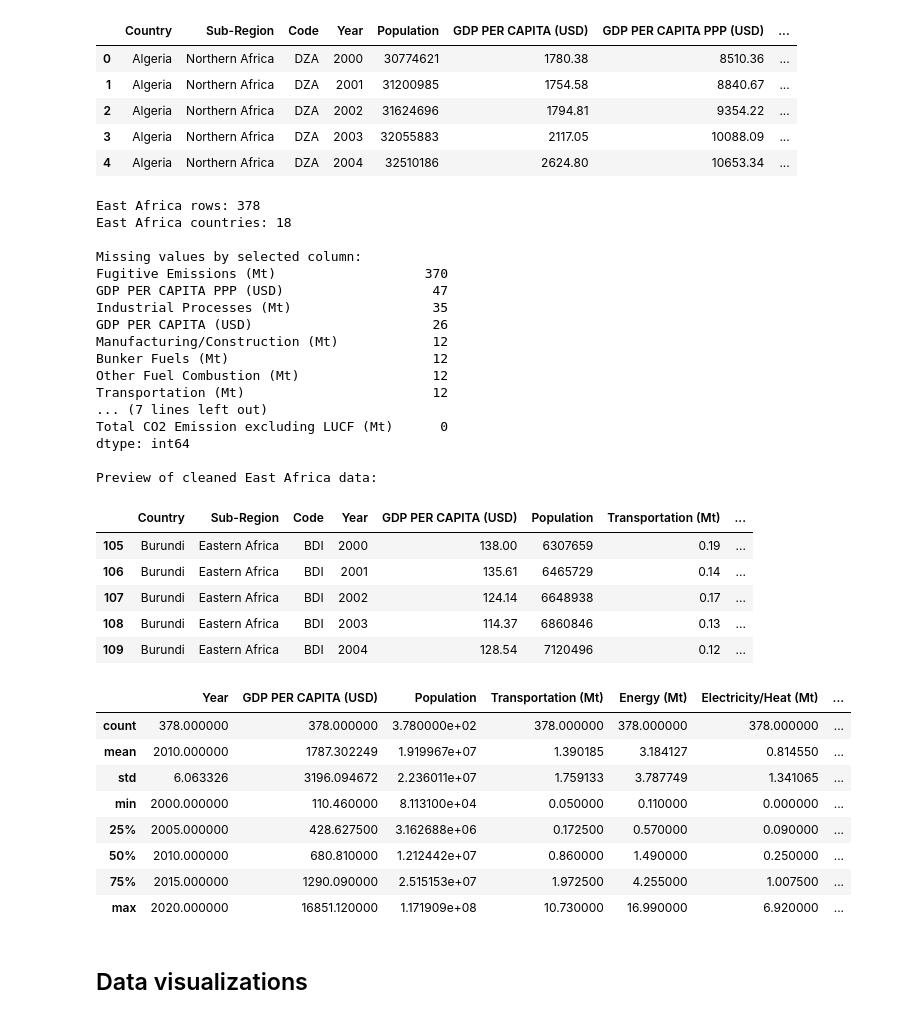
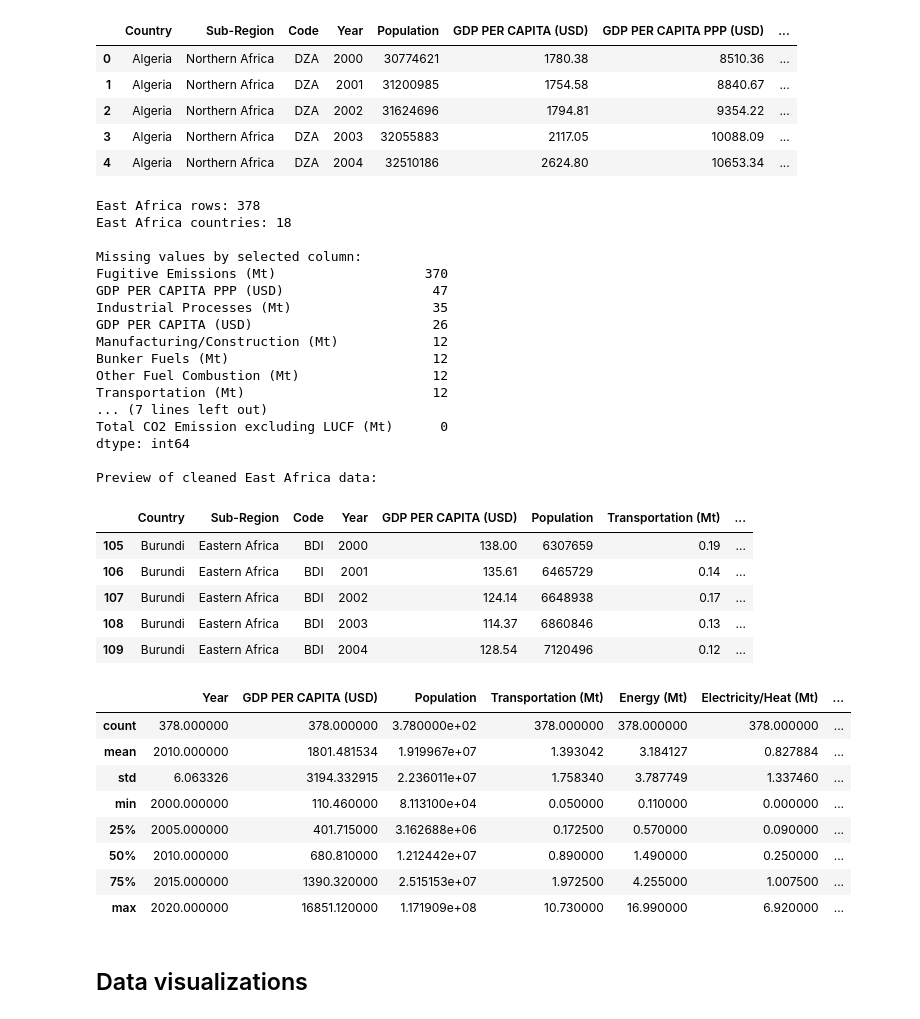
Before and after one commit to hd77alu/linear_regression_model, a Jupyter notebook: summative/linear_regression/multivariate.ipynb, the cells around one changed output. Cells and saved outputs as stored; diff of their text form; code cells hidden in the pictures.

```diff
--- a/summative/linear_regression/multivariate.ipynb
+++ b/summative/linear_regression/multivariate.ipynb
@@ -116,8 +116,18 @@ if 'Fugitive Emissions (Mt)' in df_east.columns:
     df_east = df_east.drop(columns=['Fugitive Emissions (Mt)'])
     numeric_cols.remove('Fugitive Emissions (Mt)')
 
-# Median-impute numeric columns for visualization/model readiness
-df_east[numeric_cols] = df_east[numeric_cols].fillna(df_east[numeric_cols].median(numeric_only=True))
+# Country-wise median imputation for predictors
+predictor_cols = [c for c in numeric_cols if c != target_col]
+country_medians = df_east.groupby('Country')[predictor_cols].transform('median')
+df_east[predictor_cols] = df_east[predictor_cols].fillna(country_medians)
+
+# Global median fallback for any remaining missing predictor values
+df_east[predictor_cols] = df_east[predictor_cols].fillna(
+    df_east[predictor_cols].median(numeric_only=True)
+)
+
+# Keep only rows with target available for the model
+df_east = df_east.dropna(subset=[target_col])
 
 # Keep a compact feature subset for visuals
 feature_cols = [
@@ -134,39 +144,39 @@ feature_cols = [
 print('\nPreview of cleaned East Africa data:')
 display(df_east[['Country', 'Sub-Region', 'Code'] + feature_cols].head())
 
 df_east[feature_cols].describe()
 # %% [output]
 East Africa rows: 378
 East Africa countries: 18
 
 Missing values by selected column:
 Fugitive Emissions (Mt)                   370
 GDP PER CAPITA PPP (USD)                   47
 Industrial Processes (Mt)                  35
 GDP PER CAPITA (USD)                       26
 Manufacturing/Construction (Mt)            12
 Bunker Fuels (Mt)                          12
 Other Fuel Combustion (Mt)                 12
 Transportation (Mt)                        12
 ... (7 lines left out)
 Total CO2 Emission excluding LUCF (Mt)      0
 dtype: int64
 
 Preview of cleaned East Africa data:
 |  | Country | Sub-Region | Code | Year | GDP PER CAPITA (USD) | Population | Transportation (Mt) | ... |
 | 105 | Burundi | Eastern Africa | BDI | 2000 | 138.00 | 6307659 | 0.19 | ... |
 | 106 | Burundi | Eastern Africa | BDI | 2001 | 135.61 | 6465729 | 0.14 | ... |
 | 107 | Burundi | Eastern Africa | BDI | 2002 | 124.14 | 6648938 | 0.17 | ... |
 | 108 | Burundi | Eastern Africa | BDI | 2003 | 114.37 | 6860846 | 0.13 | ... |
 | 109 | Burundi | Eastern Africa | BDI | 2004 | 128.54 | 7120496 | 0.12 | ... |
 |  | Year | GDP PER CAPITA (USD) | Population | Transportation (Mt) | Energy (Mt) | Electricity/Heat (Mt) | ... |
 | count | 378.000000 | 378.000000 | 3.780000e+02 | 378.000000 | 378.000000 | 378.000000 | ... |
-| mean | 2010.000000 | 1787.302249 | 1.919967e+07 | 1.390185 | 3.184127 | 0.814550 | ... |
-| std | 6.063326 | 3196.094672 | 2.236011e+07 | 1.759133 | 3.787749 | 1.341065 | ... |
+| mean | 2010.000000 | 1801.481534 | 1.919967e+07 | 1.393042 | 3.184127 | 0.827884 | ... |
+| std | 6.063326 | 3194.332915 | 2.236011e+07 | 1.758340 | 3.787749 | 1.337460 | ... |
 | min | 2000.000000 | 110.460000 | 8.113100e+04 | 0.050000 | 0.110000 | 0.000000 | ... |
-| 25% | 2005.000000 | 428.627500 | 3.162688e+06 | 0.172500 | 0.570000 | 0.090000 | ... |
-| 50% | 2010.000000 | 680.810000 | 1.212442e+07 | 0.860000 | 1.490000 | 0.250000 | ... |
-| 75% | 2015.000000 | 1290.090000 | 2.515153e+07 | 1.972500 | 4.255000 | 1.007500 | ... |
+| 25% | 2005.000000 | 401.715000 | 3.162688e+06 | 0.172500 | 0.570000 | 0.090000 | ... |
+| 50% | 2010.000000 | 680.810000 | 1.212442e+07 | 0.890000 | 1.490000 | 0.250000 | ... |
+| 75% | 2015.000000 | 1390.320000 | 2.515153e+07 | 1.972500 | 4.255000 | 1.007500 | ... |
 | max | 2020.000000 | 16851.120000 | 1.171909e+08 | 10.730000 | 16.990000 | 6.920000 | ... |
 # %% [markdown]
 ## Data visualizations
```
Also changed, not shown: parts of 9 cells of this notebook, 3 other files.
